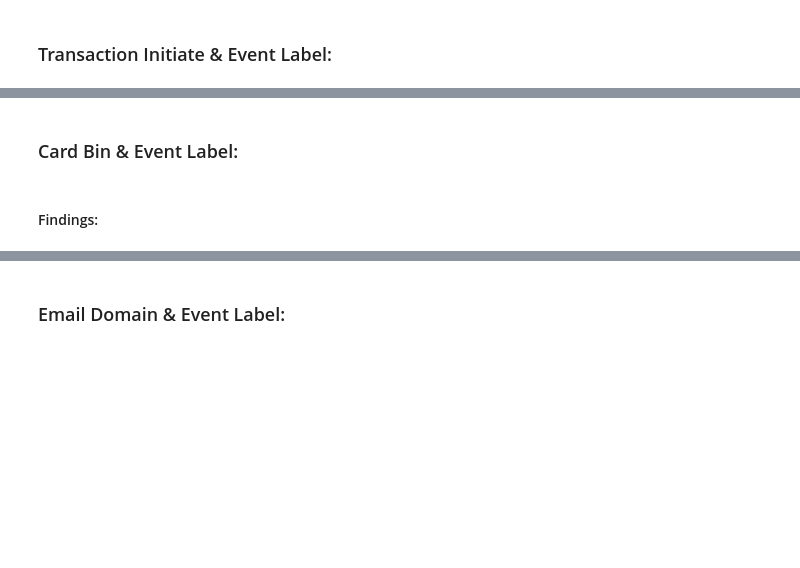
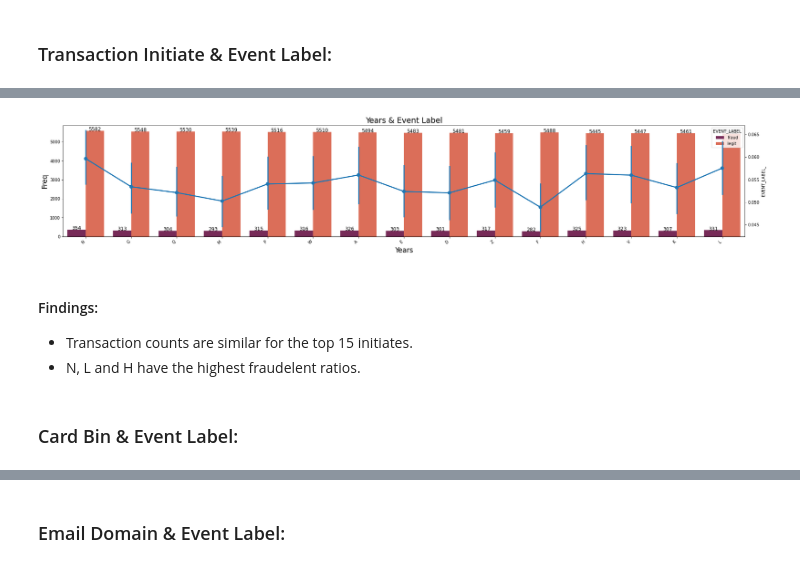
Before and after one commit to ElifKarakutukDinc/Fraud_Analytics_Case_Study, a Jupyter notebook: EDA.ipynb, the cells around one changed output, grey strips where cells are left out. Cells and saved outputs as stored; diff of their text form; code cells hidden in the pictures; blank space fills up the shorter version.

```diff
--- a/EDA.ipynb
+++ b/EDA.ipynb
@@ -667,2 +644,23 @@ countplot_viz(
+# %%
+filter_list = ["fraud", "legit"]
+countplot_pointplot_viz_top15(
+    df_data,
+    filter_list,
+    "tranaction_initiate",
+    "EVENT_LABEL",
+    "EVENT_LABEL_",
+    "Years",
+    "Freq",
+    "Years & Event Label",
+    palette="rocket",
+    figsize_x=30,
+    figsize_y=5,
+)
+# %% [output]
+[figure, added]
+# %% [markdown]
+#### Findings:
+* Transaction counts are similar for the top 15 initiates.
+* N, L and H have the highest fraudelent ratios.
 # %% [markdown]
 ### Card Bin & Event Label:
@@ -681,2 +666,0 @@ countplot_viz(
-# %% [markdown]
-####  Findings:
```
Also changed, not shown: parts of 39 cells of this notebook.
